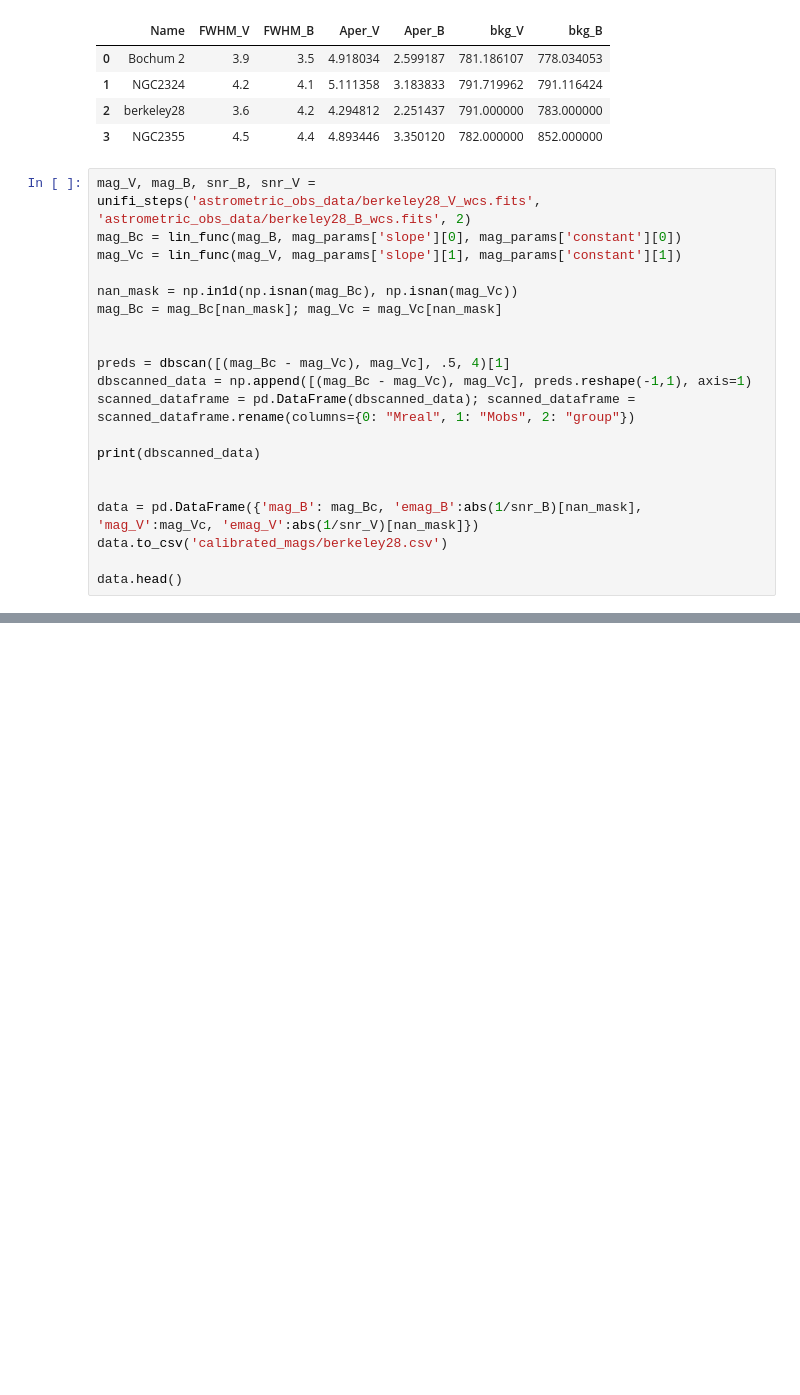
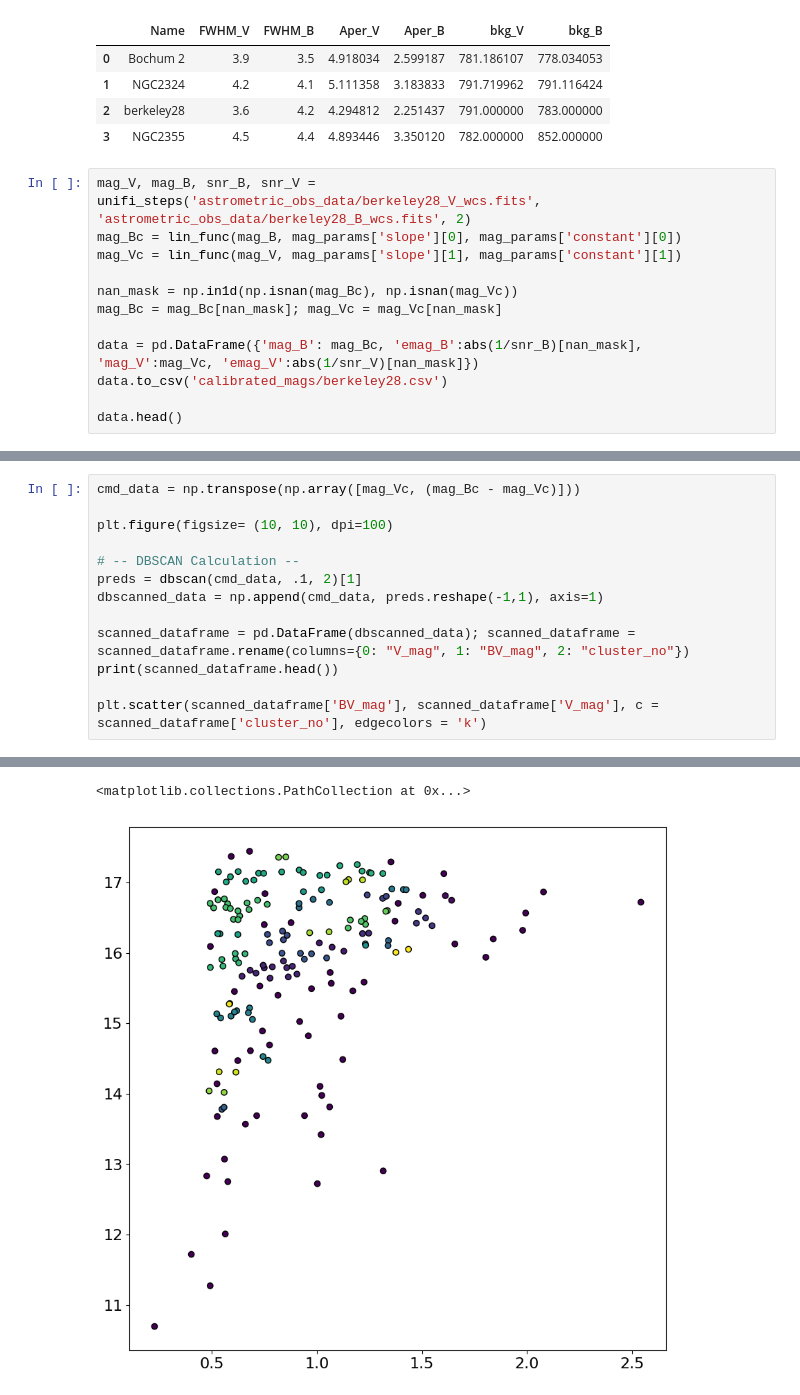
Before and after one commit to OwenJohnsons/Final_Year_Project, a Jupyter notebook: Code/classification.ipynb, the cells around one changed output, grey strips where cells are left out. Drawn from its saved outputs; the diff is of its cells as text; blank space fills up the shorter version.

```diff
--- a/Code/classification.ipynb
+++ b/Code/classification.ipynb
@@ -148,14 +149,6 @@ mag_Vc = lin_func(mag_V, mag_params['slope'][1], mag_params['constant'][1])
 nan_mask = np.in1d(np.isnan(mag_Bc), np.isnan(mag_Vc))
 mag_Bc = mag_Bc[nan_mask]; mag_Vc = mag_Vc[nan_mask]
 
-
-preds = dbscan([(mag_Bc - mag_Vc), mag_Vc], .5, 4)[1]
-dbscanned_data = np.append([(mag_Bc - mag_Vc), mag_Vc], preds.reshape(-1,1), axis=1)
-scanned_dataframe = pd.DataFrame(dbscanned_data); scanned_dataframe = scanned_dataframe.rename(columns={0: "Mreal", 1: "Mobs", 2: "group"})
-
-print(dbscanned_data)
-
-
 data = pd.DataFrame({'mag_B': mag_Bc, 'emag_B':abs(1/snr_B)[nan_mask], 'mag_V':mag_Vc, 'emag_V':abs(1/snr_V)[nan_mask]})
 data.to_csv('calibrated_mags/berkeley28.csv')
 
@@ -184,3 +161,17 @@ Common Targets: 185
 | 2 | 13.631263 | 0.007413 | 13.071160 | 0.005151 |
 | 3 | 17.783337 | 0.053088 | 16.126973 | 0.021002 |
 | 4 | 18.299983 | 0.067825 | 16.320945 | 0.022962 |
+# %%
+cmd_data = np.transpose(np.array([mag_Vc, (mag_Bc - mag_Vc)]))
+
+plt.figure(figsize= (10, 10), dpi=100)
+
+# -- DBSCAN Calculation --
+preds = dbscan(cmd_data, .1, 2)[1]
+dbscanned_data = np.append(cmd_data, preds.reshape(-1,1), axis=1)
+
+scanned_dataframe = pd.DataFrame(dbscanned_data); scanned_dataframe = scanned_dataframe.rename(columns={0: "V_mag", 1: "BV_mag", 2: "cluster_no"})
+print(scanned_dataframe.head())
+
+plt.scatter(scanned_dataframe['BV_mag'], scanned_dataframe['V_mag'], c = scanned_dataframe['cluster_no'], edgecolors = 'k')
+# %% [output]
@@ -187,3 +184,5 @@ Common Targets: 185
+<matplotlib.collections.PathCollection at 0x...>
+[figure, added]
 # %%
 import numpy as np
 import matplotlib.pyplot as plt
```
Also changed, not shown: parts of 4 cells of this notebook, 14 other files.
